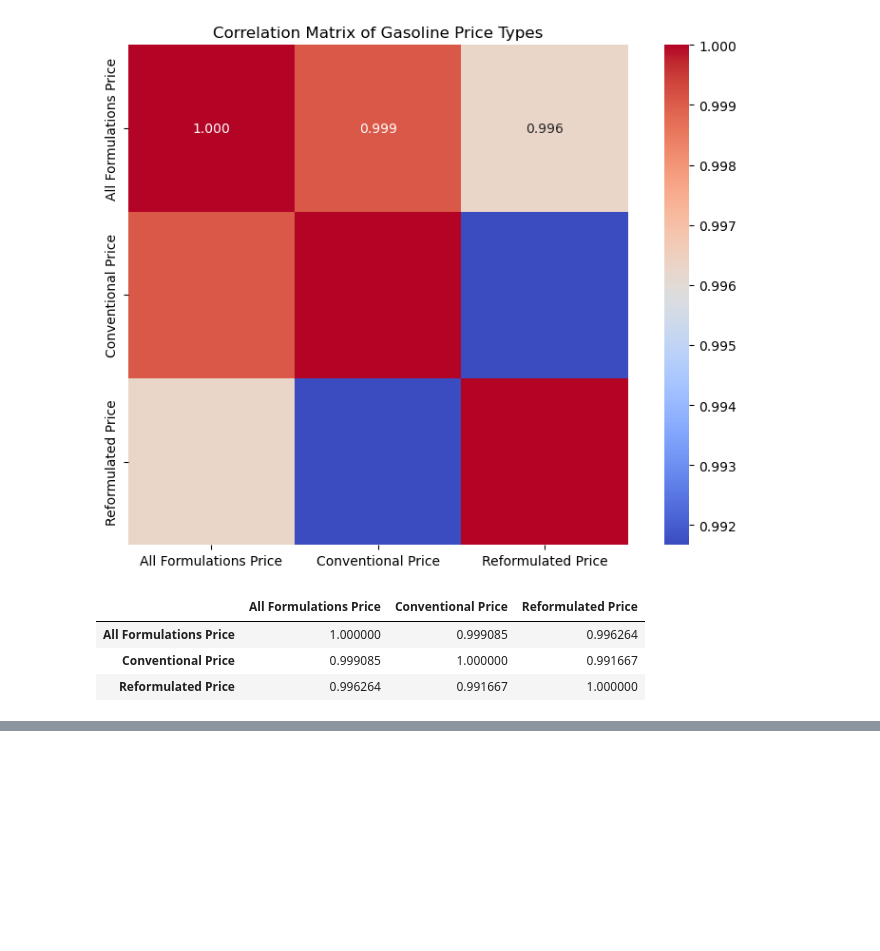
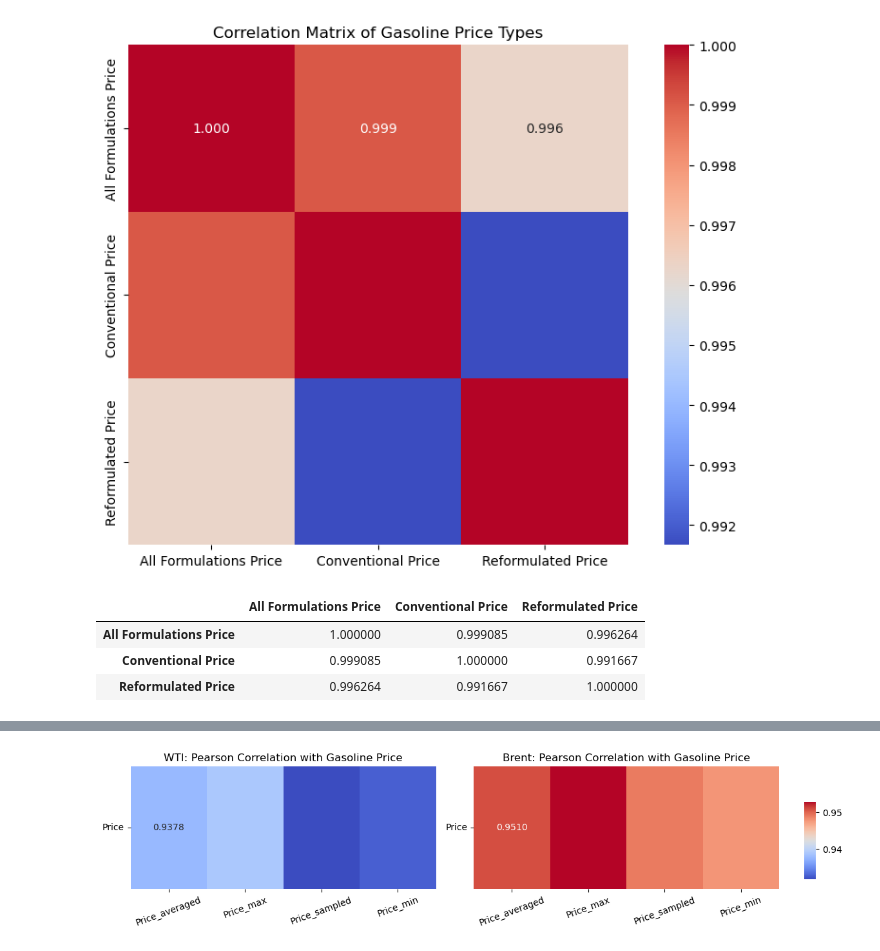
Before and after one commit to RheaBose/Citadel-women-datathon-2025, a Jupyter notebook: crude_gas_EDA.ipynb, the cells around one changed output, grey strips where cells are left out. Cells and saved outputs as stored; diff of their text form; code cells hidden in the pictures; blank space fills up the shorter version.

Commit message:
complete correlation test with composition complete prediction using rf and xgboost

```diff
--- a/crude_gas_EDA.ipynb
+++ b/crude_gas_EDA.ipynb
@@ -256,0 +294,32 @@ print(f"{len(WFI_sampled), len(WFI_averaged), len(WFI_max), len(WFI_min)}")
+# %%
+columns = [
+    'Price',
+    'Price_averaged',
+    'Price_max',
+    'Price_sampled',
+    'Price_min'
+]
+wti_correlation_matrix = WTI_gas[columns].corr(method='pearson').loc[['Price'], columns[1:]]
+bre_correlation_matrix = BRENT_gas[columns].corr(method='pearson').loc[['Price'], columns[1:]]
+
+fig, axs = plt.subplots(1, 2, figsize=(12, 3))
+
+# Define a common color range based on both matrices
+vmin = min(wti_correlation_matrix.min().min(), bre_correlation_matrix.min().min())
+vmax = max(wti_correlation_matrix.max().max(), bre_correlation_matrix.max().max())
+
+# Plot heatmaps without individual colorbars
+sns.heatmap(wti_correlation_matrix, annot=True, cmap='coolwarm', fmt=".4f", ax=axs[0], cbar=False, vmin=vmin, vmax=vmax)
+axs[0].set_title("WTI: Pearson Correlation with Gasoline Price")
+axs[0].set_xticklabels(axs[0].get_xticklabels(), rotation=20)
+axs[0].set_yticklabels(axs[0].get_yticklabels(), rotation=0)
+
+sns.heatmap(bre_correlation_matrix, annot=True, cmap='coolwarm', fmt=".4f", ax=axs[1], cbar=True, cbar_ax=fig.add_axes([0.92, 0.3, 0.015, 0.4]), vmin=vmin, vmax=vmax)
+axs[1].set_title("Brent: Pearson Correlation with Gasoline Price")
+axs[1].set_xticklabels(axs[1].get_xticklabels(), rotation=20)
+axs[1].set_yticklabels(axs[1].get_yticklabels(), rotation=0)
+
+plt.tight_layout(rect=[0, 0, 0.9, 1])
+plt.show()
+# %% [output]
+[figure, added]
```
Also changed, not shown: parts of 31 cells of this notebook, 5 other files.
